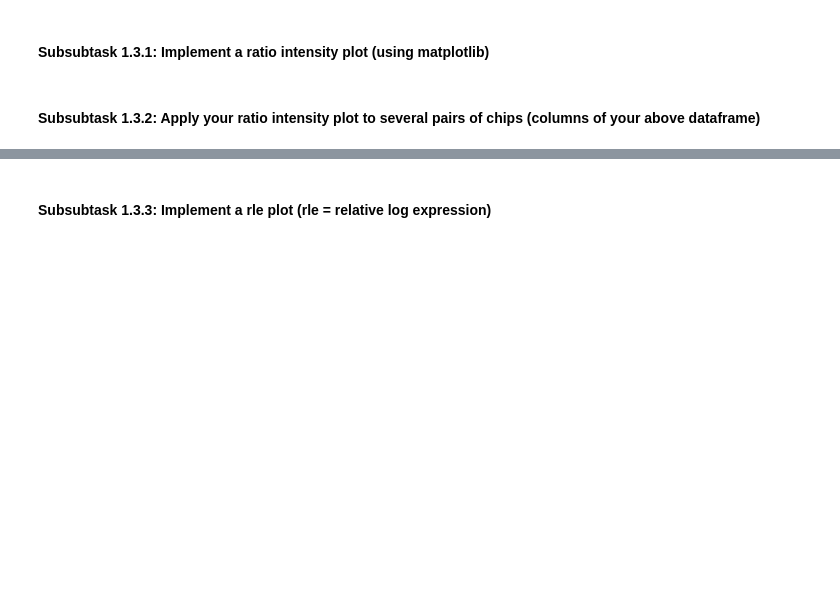
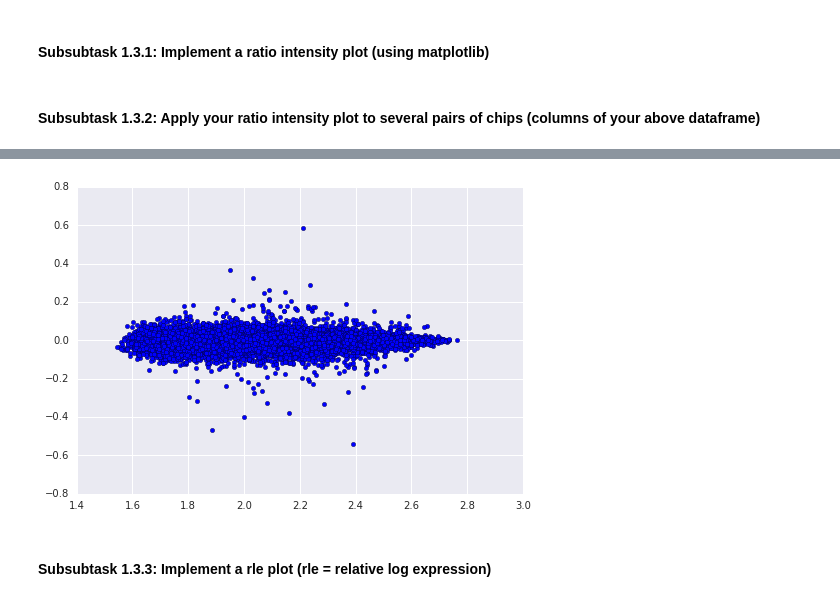
Before and after one commit to Telocontar/IntegratedBioinformatics, a Jupyter notebook: notebooks/DayX_DE_Analysis.ipynb, the cells around one changed output, grey strips where cells are left out. Drawn from its saved outputs; the diff is of its cells as text; code cells hidden in the pictures; blank space fills up the shorter version.

```diff
--- a/notebooks/DayX_DE_Analysis.ipynb
+++ b/notebooks/DayX_DE_Analysis.ipynb
@@ -91,3 +96,7 @@ ratio_intensity_plot(mean_values, 'C57BL/6J_Liver_CD', 'BXD60_Liver_CD')
+# %%
+ratio_intensity_plot(mean_values, 'BXD73_Liver_HFD', 'BXD62_Liver_HFD')
+# %% [output]
+[figure, added]
 # %% [markdown]
 #### Subsubtask 1.3.3: Implement a rle plot (rle = relative log expression)
 # %%
```
Also changed, not shown: parts of 5 cells of this notebook.
